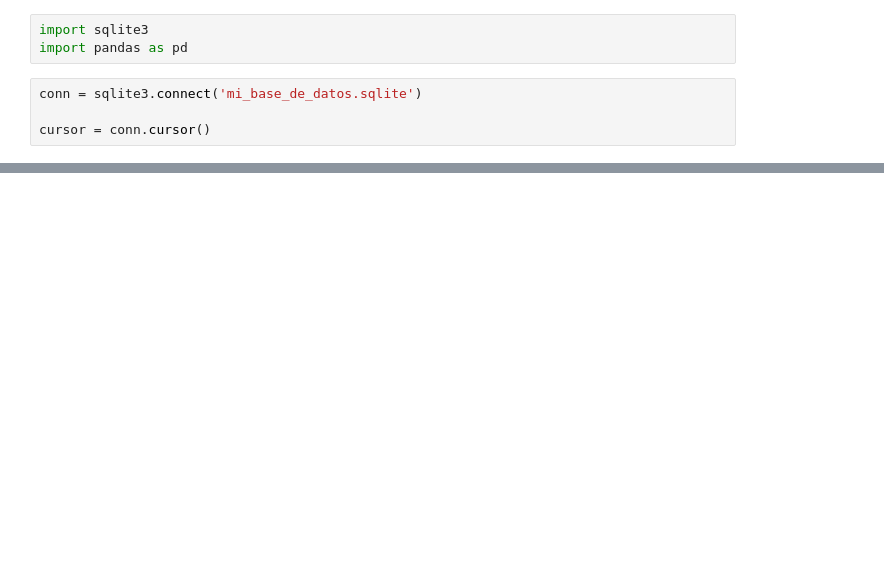
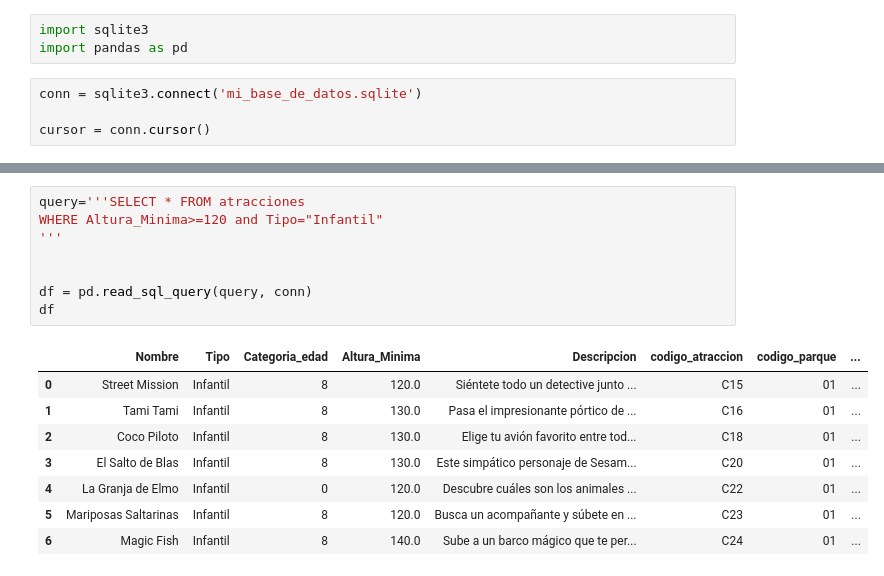
Before and after one commit to mankolepanto/team_challenge_2, a Jupyter notebook: Modelo_Datos/consultas_DB.ipynb, the cells around one changed output, grey strips where cells are left out. Saved outputs shown, nothing was run; the diff lists cells and outputs as text; blank space fills up the shorter version.

```diff
--- a/Ejercicio_Modelo_BD/consultas_DB.ipynb
+++ b/Modelo_Datos/consultas_DB.ipynb
@@ -60,0 +71,17 @@ df
+# %%
+query='''SELECT * FROM atracciones
+WHERE Altura_Minima>=120 and Tipo="Infantil"
+'''
+
+
+df = pd.read_sql_query(query, conn)
+df
+# %% [output]
+|  | Nombre | Tipo | Categoria_edad | Altura_Minima | Descripcion | codigo_atraccion | codigo_parque | ... |
+| 0 | Street Mission | Infantil | 8 | 120.0 | Siéntete todo un detective junto ... | C15 | 01 | ... |
+| 1 | Tami Tami | Infantil | 8 | 130.0 | Pasa el impresionante pórtico de ... | C16 | 01 | ... |
+| 2 | Coco Piloto | Infantil | 8 | 130.0 | Elige tu avión favorito entre tod... | C18 | 01 | ... |
+| 3 | El Salto de Blas | Infantil | 8 | 130.0 | Este simpático personaje de Sesam... | C20 | 01 | ... |
+| 4 | La Granja de Elmo | Infantil | 0 | 120.0 | Descubre cuáles son los animales ... | C22 | 01 | ... |
+| 5 | Mariposas Saltarinas | Infantil | 8 | 120.0 | Busca un acompañante y súbete en ... | C23 | 01 | ... |
+| 6 | Magic Fish | Infantil | 8 | 140.0 | Sube a un barco mágico que te per... | C24 | 01 | ... |
```
Also changed, not shown: parts of 9 cells of this notebook, 12 other files.
